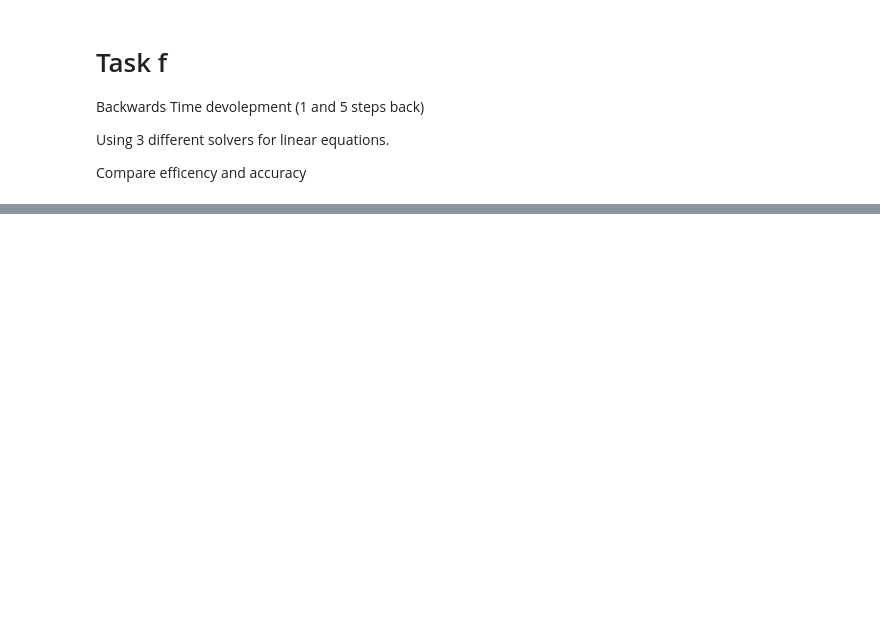
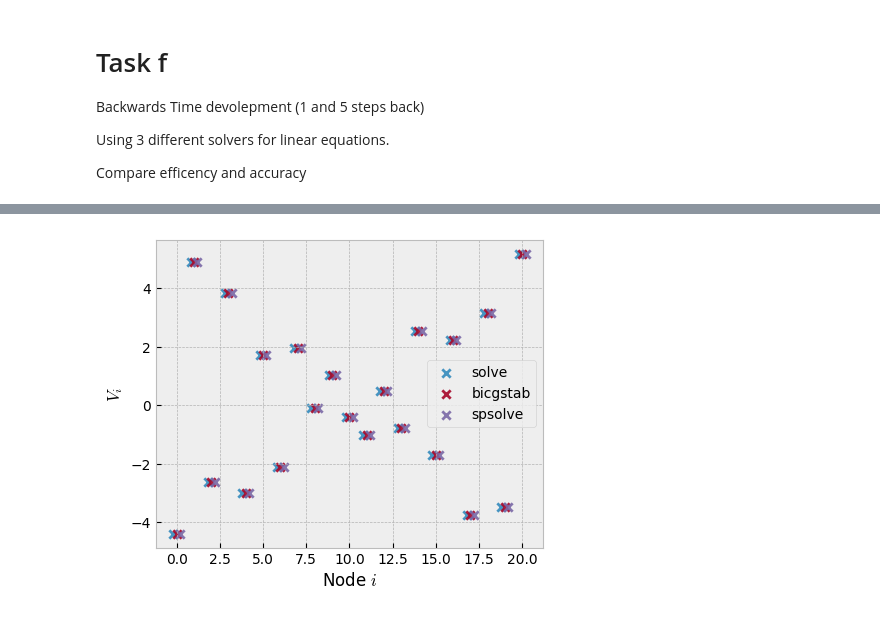
Before and after one commit to leonardlux/comp_phy_exam, a Jupyter notebook: problem_2/task_f.ipynb, the cells around one changed output, grey strips where cells are left out. Saved outputs shown, nothing was run; the diff lists cells and outputs as text; code cells hidden in the pictures; blank space fills up the shorter version.

```diff
--- a/problem_2/task_f.ipynb
+++ b/problem_2/task_f.ipynb
@@ -67,0 +119,21 @@ plt.plot(t_matrix @ x_bicgstab)
+# %%
+def plot(vecs,labels,filename=""):
+    x = np.array(list(range(21)))
+    plt.figure(figsize=(5,4))
+    o  = 0.2
+    offset =-o
+    for vec,label in zip(vecs, labels):
+        plt.scatter(x+offset,vec,label=label,alpha=0.9,marker="x")
+        offset += o
+
+    plt.xlabel("Node $i$")
+    plt.ylabel("$V_i $")
+    plt.legend()
+    if filename !="":
+        plt.savefig(f"images/{filename}.pdf")
+# %%
+vecs = [x_solve, x_bicgstab, x_spsolve]
+labels = ["solve", "bicgstab","spsolve"]
+plot(vecs[:],labels[:],filename="ev_back")
+# %% [output]
+[figure, added]
```
Also changed, not shown: parts of 12 cells of this notebook.
